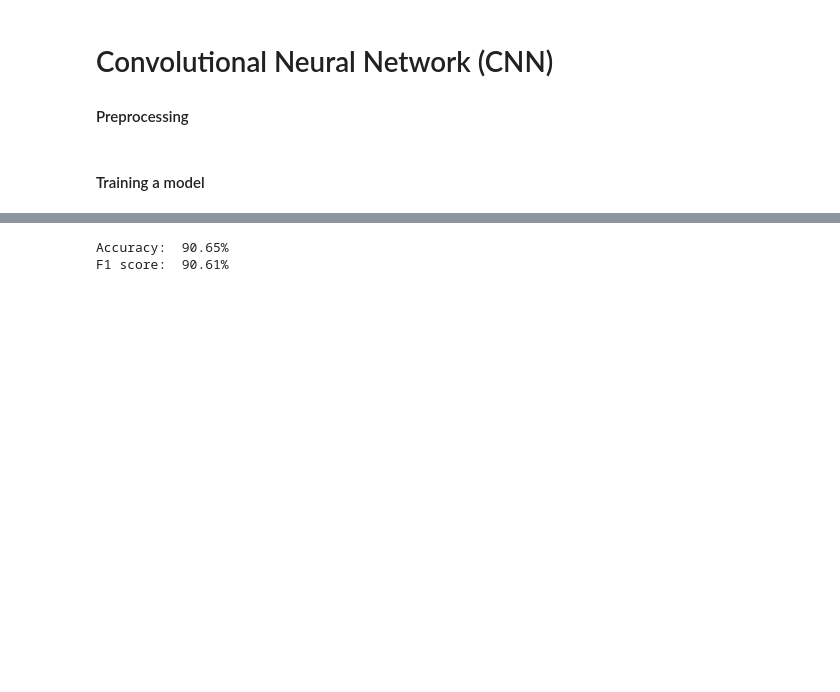
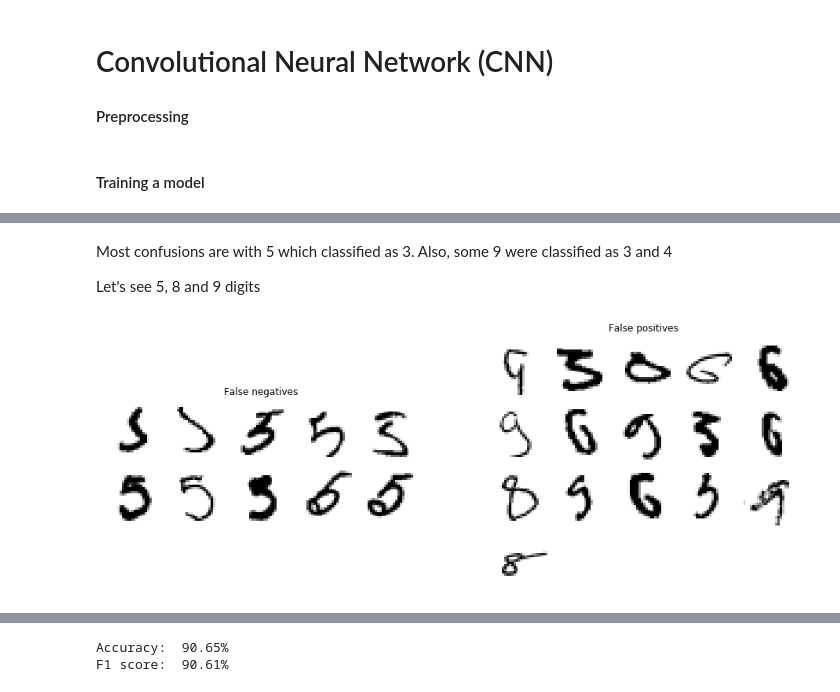
Before and after one commit to Sengoku11/keras_practice, a Jupyter notebook: classification_with_keras.ipynb, the cells around one changed output, grey strips where cells are left out. Saved outputs shown, nothing was run; the diff lists cells and outputs as text; code cells hidden in the pictures; blank space fills up the shorter version.

```diff
--- a/classification_with_keras.ipynb
+++ b/classification_with_keras.ipynb
@@ -244,0 +266,33 @@ Convolutional neural network shows two times smaller loss. Great!
+# %% [markdown]
+Most confusions are with 5 which classified as 3. Also, some 9 were classified as 3 and 4
+
+
+Let's see 5, 8 and 9 digits
+# %%
+def plot_digits(instances, images_per_row=10, **options):
+    size = 28
+    images_per_row = min(len(instances), images_per_row)
+    images = [instance.reshape(size,size) for instance in instances]
+    n_rows = (len(instances) - 1) // images_per_row + 1
+    row_images = []
+    n_empty = n_rows * images_per_row - len(instances)
+    images.append(np.zeros((size, size * n_empty)))
+    for row in range(n_rows):
+        rimages = images[row * images_per_row : (row + 1) * images_per_row]
+        row_images.append(np.concatenate(rimages, axis=1))
+    image = np.concatenate(row_images, axis=0)
+    plt.imshow(image, cmap = mpl.cm.binary, **options)
+    plt.axis("off")
+
+
+digit = 5
+true_idxs = [idx for idx, x in enumerate(y_test) if x==digit]
+false_neg_idxs = [idx for idx in true_idxs if y_pred[idx]!=digit]
+false_pos_idxs = [idx for idx, x in enumerate(y_pred) if (idx not in true_idxs) & (y_pred[idx]==digit)]
+
+plt.figure(figsize=(16,16))
+plt.subplot(121); plt.title("False negatives"); plot_digits(X_test[false_neg_idxs], images_per_row=5)
+plt.subplot(122); plt.title("False positives"); plot_digits(X_test[false_pos_idxs], images_per_row=5)
+plt.show()
+# %% [output]
+[figure, added]
```
Also changed, not shown: parts of 20 cells of this notebook.
